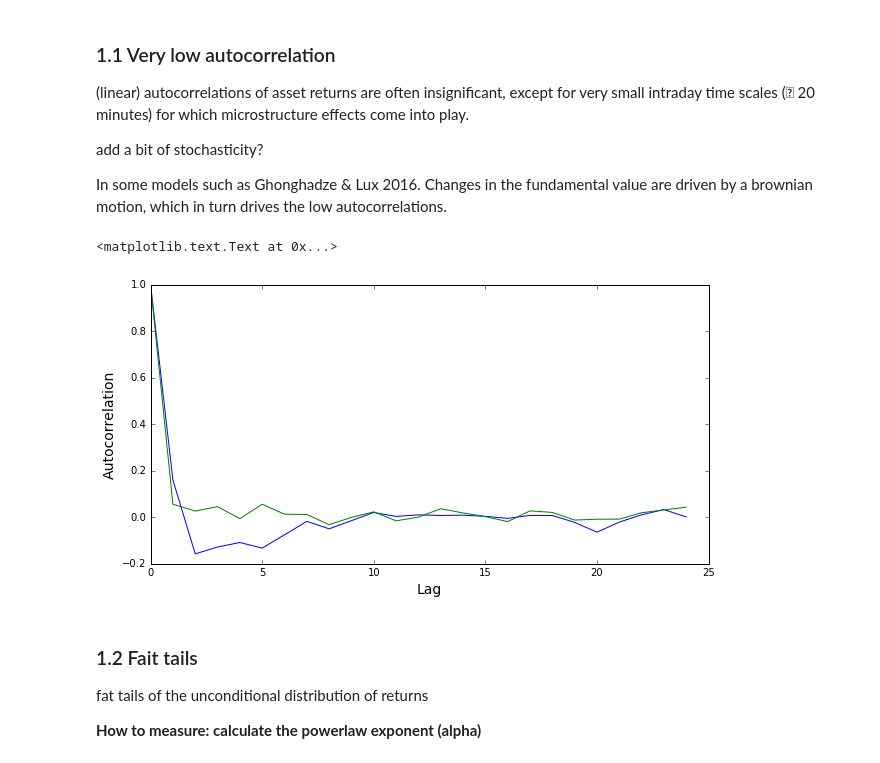
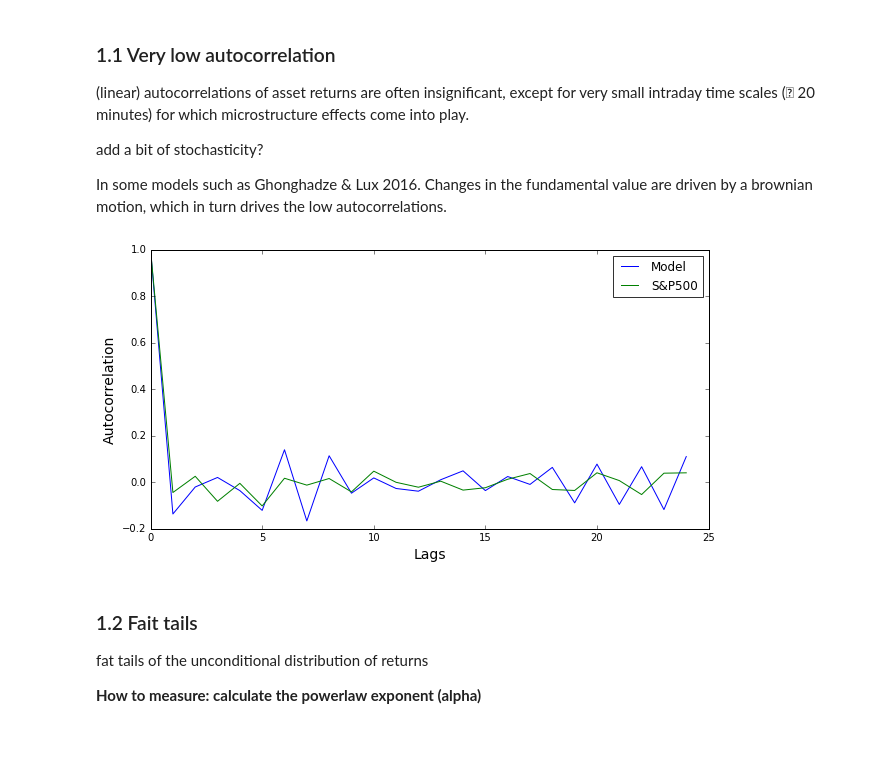
Before and after one commit to LCfP/Agent-Based-Stock-Market-Model, a Jupyter notebook: modeltweaking.ipynb, the cells around one changed output. Cells and saved outputs as stored; diff of their text form; code cells hidden in the pictures.

```diff
--- a/modeltweaking.ipynb
+++ b/modeltweaking.ipynb
@@ -30,4 +37,4 @@ from stockmarket import baselinemodel
 # %%
 #%prun baselinemodel.stockMarketSimulation(seed=0, simulation_time=10, amount_momentum=40, amount_mean_reversion=40, amount_firms=1,initial_money=(100, 200),initial_bid_ask=(1,1), initial_memory=(3,7),initial_ma_short=(2,3), initial_ma_long=(6,7),initial_profit=(200,200),initial_book_value=(10000, 10000),initial_stock_amount=400,order_expiration_time=120,init_propensity_to_switch=1.1,init_price_to_earnings_window=(6, 12),firm_profit_mu=0.058,firm_profit_delta=0.00396825396,firm_profit_sigma=0.125,printProgress=False)
 # %%
-SIMTIME = 1000
+SIMTIME = 200
@@ -38,2 +59,28 @@ init_discount_rate = 0.14
+# %%
+initial_total_money = 26000
+init_profit = 1000
+init_discount_rate = 0.17
+price_to_earnings_base = calibratedParams['price_to_earnings_base']
+longMA_heterogeneity = calibratedParams['longMA_heterogeneity']
+price_to_earnings_gap = calibratedParams['price_to_earnings_gap']
+agents_hold_thresholds = calibratedParams['agents_hold_thresholds']
+agent_ma_long = calibratedParams['agent_ma_long']
+shortMA_heterogeneity = calibratedParams['shortMA_heterogeneity']
+price_to_earnings_heterogeneity = calibratedParams['price_to_earnings_heterogeneity']
+profit_announcement_working_days = calibratedParams['profit_announcement_working_days']
+agent_order_price_variability = calibratedParams['agent_order_price_variability']
+agent_volume_risk_aversion = calibratedParams['agent_volume_risk_aversion']
+share_chartists = calibratedParams['share_chartists']
+agent_order_variability = calibratedParams['agent_order_variability']
+agent_propensity_to_switch = calibratedParams['agent_propensity_to_switch']
+agent_ma_short = calibratedParams['agent_ma_short']
+shortMA_memory_divider = calibratedParams['shortMA_memory_divider']
+share_mean_reversion = calibratedParams['share_mean_reversion']
+order_expiration_time = calibratedParams['order_expiration_time']
+# %%
+PE_low_low = price_to_earnings_base
+PE_low_high = int(price_to_earnings_heterogeneity*price_to_earnings_base)
+PE_high_low = PE_low_high + price_to_earnings_gap
+PE_high_high = int(price_to_earnings_heterogeneity*PE_high_low)
 # %%
 agents, firms, stocks, order_books = baselinemodel.stockMarketSimulation(seed=0,
@@ -346,19 +393,21 @@ add a bit of stochasticity?
 In some models such as Ghonghadze & Lux 2016. Changes in the fundamental value are driven by a brownian motion, which in turn drives the low autocorrelations.
 # %%
 autocorr_returns = [returns.autocorr(lag=lag) for lag in range(25)]
-autocorr_squared_returns = [squared_returns.autocorr(lag=lag) for lag in range(25)]
+#autocorr_squared_returns = [squared_returns.autocorr(lag=lag) for lag in range(25)]
+autocorr_spy_returns = [spy_returns[200:].autocorr(lag=lag) for lag in range(25)]
 # %%
 fig, ax1 = plt.subplots(1, 1, figsize=(10,5))
 
+ax1.plot(range(len(autocorr_returns)), autocorr_returns, label='Model')
+#ax1.plot(range(len(autocorr_squared_returns)), autocorr_squared_returns)
+ax1.plot(range(len(autocorr_spy_returns)), autocorr_spy_returns, label='S&P500')
 
-ax1.plot(range(len(autocorr_returns)), autocorr_returns)
-ax1.plot(range(len(autocorr_squared_returns)), autocorr_squared_returns)
-
+ax1.legend(frameon=True, loc='best', framealpha=0.8)
 ax1.set_ylabel('Autocorrelation', fontsize='14')
-ax1.set_xlabel('Lag', fontsize='14')
+ax1.set_xlabel('Lags', fontsize='14')
+fig.savefig('auto_correlation.png')
 # %% [output]
-<matplotlib.text.Text at 0x...>
-[figure, old version]
+[figure, new version]
 # %% [markdown]
 ### 1.2 Fait tails
 
```
Also changed, not shown: parts of 44 cells of this notebook, 1 other file.
